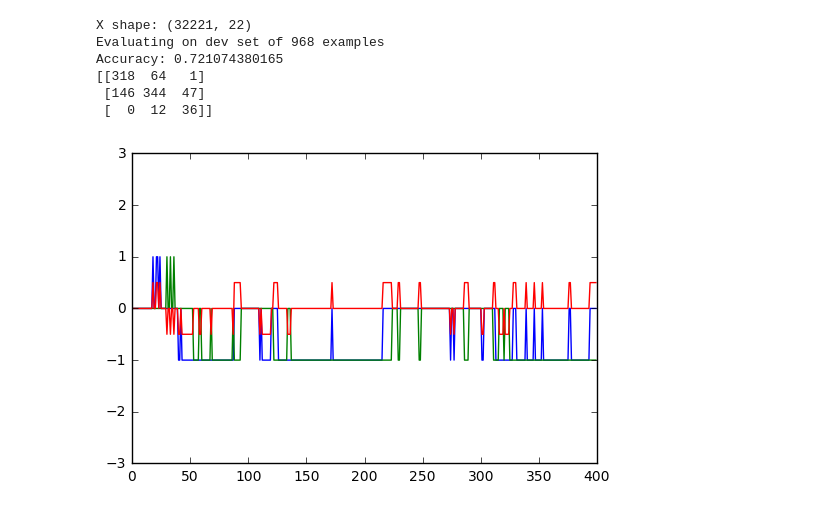
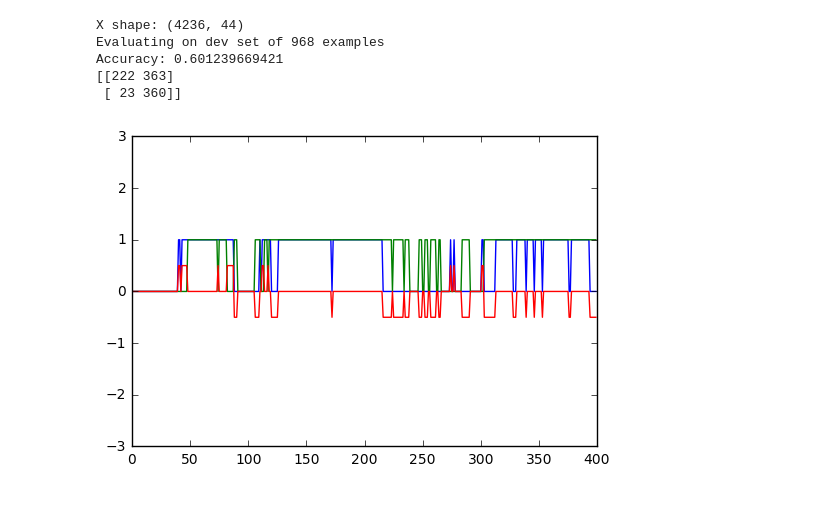
Before and after one commit to cer446/Intro-to-DS-CitiBike-Term-Project, a Jupyter notebook: LogReg.ipynb, the cells around one changed output. Drawn from its saved outputs; the diff is of its cells as text; code cells hidden in the pictures.

Commit message:
binarize dataset, and do precision-recall curve analysis

```diff
--- a/LogReg.ipynb
+++ b/LogReg.ipynb
@@ -28,2 +29,2 @@ I wrote this python package so loading and working with data is quicker and easi
 # %%
-data = project_env.load_split_bucket(519, target='y_60m', log=True)
+data = project_env.load_split_bucket(519, target='y_60m', log=False)
@@ -132,7 +54,9 @@ def do_logreg(split_data, squares=False, plot=True):
     train_X_scaled = scaler.fit_transform(train_X)
 
     if squares:
-        train_X_scaled = np.concatenate([train_X_scaled, np.square(train_X_scaled)], axis=1)
+        train_X_scaled = np.concatenate([
+                train_X_scaled,
+                np.square(train_X_scaled)], axis=1)
     print('X shape:', train_X_scaled.shape)
 
     #print(pd.DataFrame(train_X_scaled).describe().T)
@@ -140,9 +64,12 @@ def do_logreg(split_data, squares=False, plot=True):
 
     dev_X_scaled = scaler.transform(dev_X)
     if squares:
-        dev_X_scaled = np.concatenate([dev_X_scaled, np.square(dev_X_scaled)], axis=1)
+        dev_X_scaled = np.concatenate([
+                dev_X_scaled,
+                np.square(dev_X_scaled)], axis=1)
 
     dev_pred = logreg.predict(dev_X_scaled)
+    dev_decision = logreg.predict_proba(dev_X_scaled)[:,1]
     acc = sklearn.metrics.accuracy_score(dev_y, dev_pred)
     print('Evaluating on dev set of {} examples'.format(len(dev_y)))
     print('Accuracy:', acc)
@@ -157,4 +84,4 @@ def do_logreg(split_data, squares=False, plot=True):
         plt.ylim(-3, 3)
         plt.show()
 
-    return logreg, scaler
+    return logreg, scaler, dev_decision
@@ -175,0 +88,3 @@ Accuracy: 0.753099173554
+# %%
+data_empty = binarize(data, -1)
+logreg, scaler, dev_pred = do_logreg(data_empty)
@@ -224,10 +156,9 @@ assert len(appended['train'][0]) == app_len
 # %%
-sq, scl = do_logreg(more_appended)
+sq, scl, basic_pred_sq = do_logreg(data_empty, squares=True)
 # %% [output]
-X shape: (32221, 22)
+X shape: (4236, 44)
 Evaluating on dev set of 968 examples
-Accuracy: 0.721074380165
-[[318  64   1]
- [146 344  47]
- [  0  12  36]]
+Accuracy: 0.601239669421
+[[222 363]
+ [ 23 360]]
-[figure, old version]
+[figure, new version]
```
Also changed, not shown: parts of 12 cells of this notebook, 1 other file.
